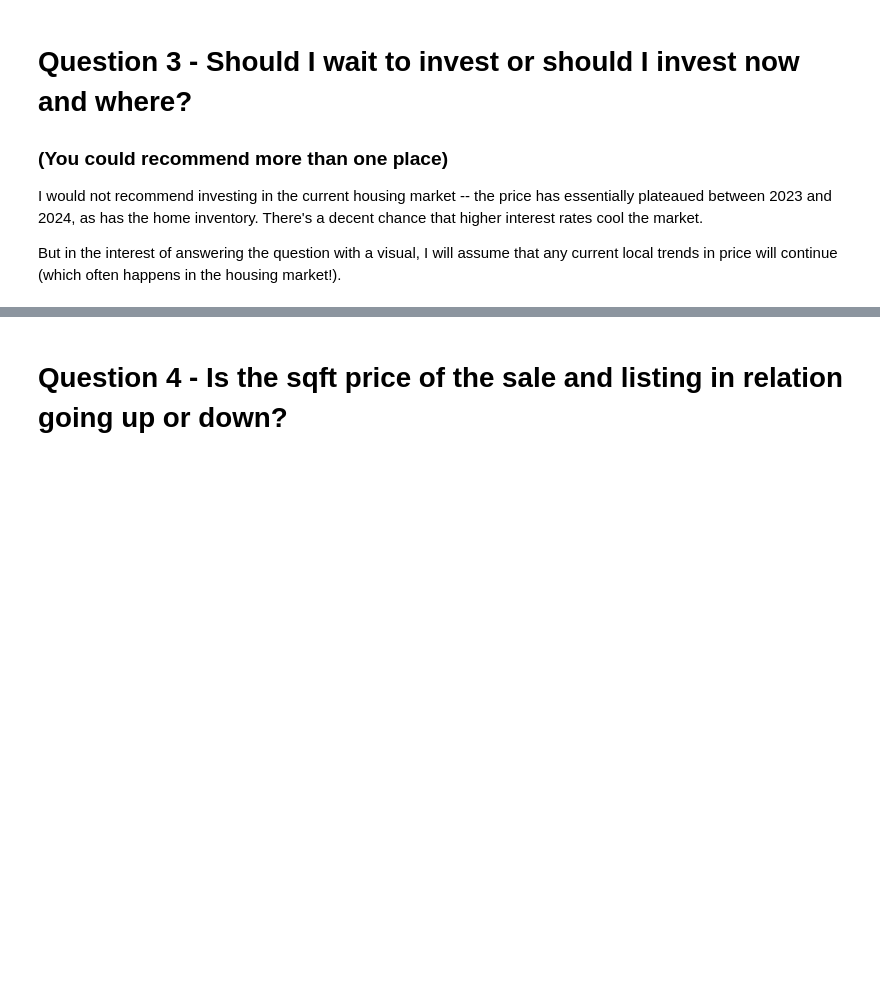
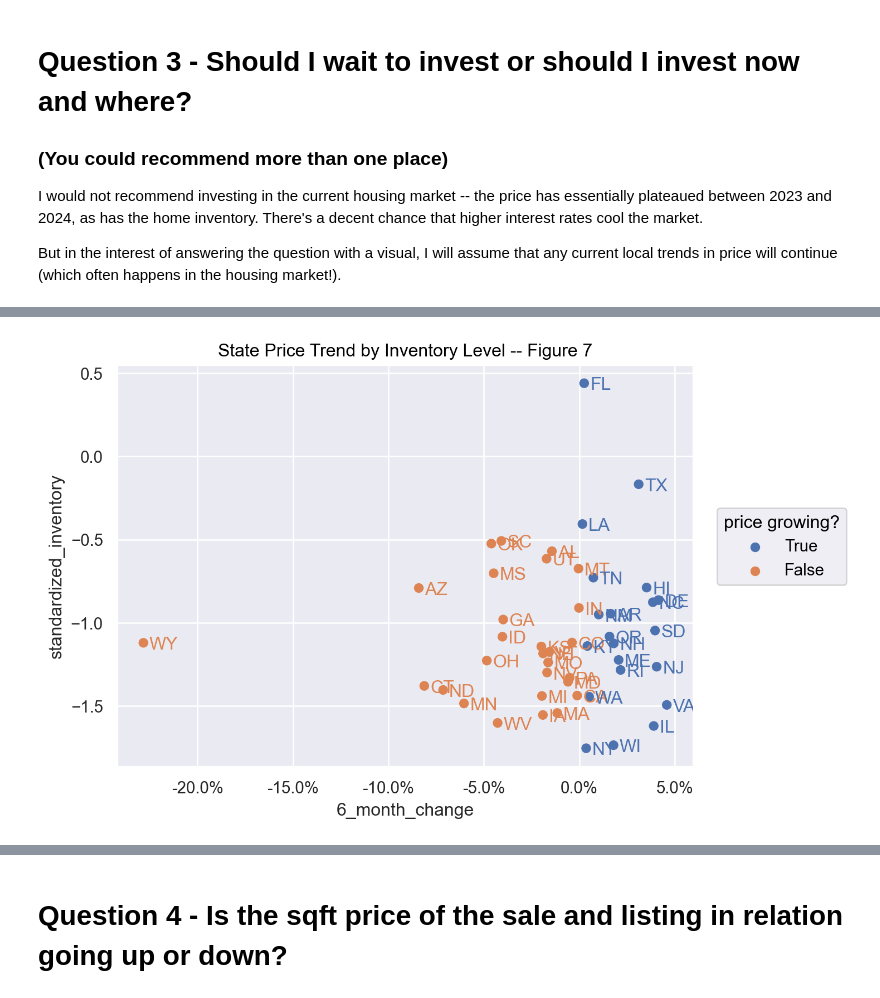
Before and after one commit to leoflewis/final-project, a Jupyter notebook: Project-Notebook.ipynb, the cells around one changed output, grey strips where cells are left out. Drawn from its saved outputs; the diff is of its cells as text; code cells hidden in the pictures; blank space fills up the shorter version.

```diff
--- a/Project-Notebook.ipynb
+++ b/Project-Notebook.ipynb
@@ -317,0 +316,31 @@ See the caveats in the documentation: https://pandas.pydata.org/pandas-docs/stab
+# %%
+#mths = pd.date_range(start = '2018-01-01', end = '2024-01-01', freq='MS')
+
+mean_state_sale_price = mean_sale_price.groupby(["StateName"]).mean(numeric_only=True)
+mean_state_sale_price_6mo = mean_state_sale_price.loc[:,["SizeRank","2023-08-31","2024-02-29"]]
+mean_state_sale_price_6mo["6_month_change"] = 100*(mean_state_sale_price_6mo["2024-02-29"] - mean_state_sale_price_6mo["2023-08-31"])/mean_state_sale_price_6mo["2023-08-31"]
+mean_state_sale_price_6mo["price growing?"] = mean_state_sale_price_6mo["6_month_change"] > 0
+
+state_inventory = for_sale_listings.drop(["RegionID","SizeRank"], axis=1).groupby(["StateName"]).sum(numeric_only=True)
+state_inventory_avg = state_inventory.mean(axis=1)
+state_inventory_sd = state_inventory.std(axis=1)
+
+state_inventory = state_inventory[["2024-02-29"]]
+state_inventory["avg"] = state_inventory_avg
+state_inventory["sd"] = state_inventory_sd
+state_inventory["standardized_inventory"] = (state_inventory["2024-02-29"] - state_inventory["avg"])/state_inventory["sd"]
+
+jdf = mean_state_sale_price_6mo.merge(state_inventory, on= "StateName")
+# %%
+#fig,ax = plt.subplots()
+p = (
+so.Plot(data=jdf,x="6_month_change",y="standardized_inventory",text="StateName", color = "price growing?")
+    .add(so.Dot())
+    .add(so.Text(halign='left'))
+    .label(title = "State Price Trend by Inventory Level -- Figure 7")
+    .scale(x=so.Continuous().label(like="{x:,.1f}%"))
+)
+
+p
+# %% [output]
+[figure, added]
```
Also changed, not shown: parts of 9 cells of this notebook.
